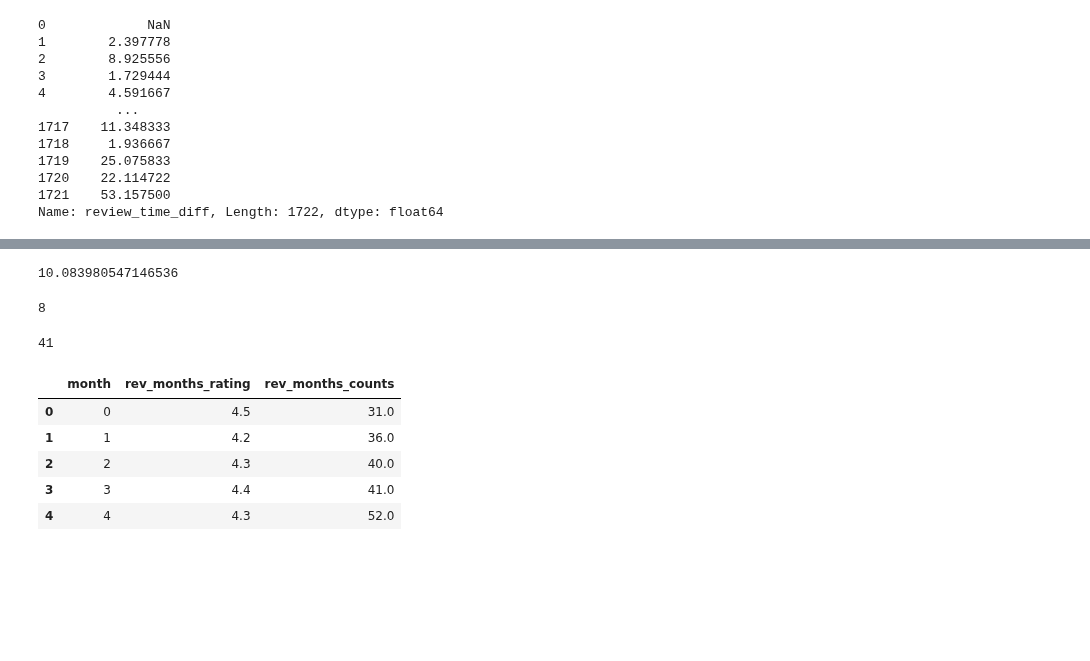
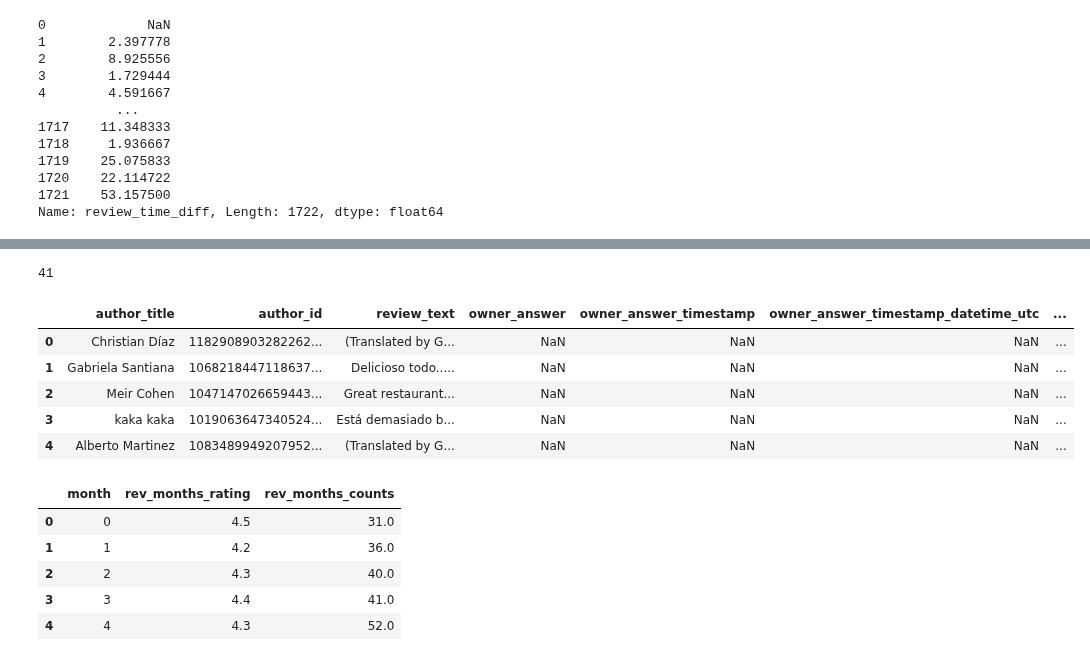
Before and after one commit to MalkAle/Google-Reviews-Restaurant-Analysis, a Jupyter notebook: Reviews_Analysis.ipynb, the cells around one changed output, grey strips where cells are left out. Saved outputs shown, nothing was run; the diff lists cells and outputs as text; code cells hidden in the pictures; blank space fills up the shorter version.

```diff
--- a/Reviews_Analysis.ipynb
+++ b/Reviews_Analysis.ipynb
@@ -239,4 +232,0 @@ Timestamp('2021-07-02 00:25:12')
-# %%
-df[df['review_datetime_utc']>pd.to_datetime('2021-07-01')]['review_time_diff'].mean()
-# %% [output]
-10.083980547146536
@@ -245,7 +233,3 @@ df['review_datetime_date'] = df['review_datetime_utc'].apply(lambda x: x.date())
-# %%
-df['review_datetime_utc'].iloc[0].month
-# %% [output]
-8
 # %%
 delta = relativedelta.relativedelta(df['review_datetime_utc'].iloc[0], df['review_datetime_utc'].iloc[-1])
 delta = delta.months + delta.years*12
@@ -259,6 +243,15 @@ def func_delta_month(date):
     return delta_month
 
 df['review_months'] = df['review_datetime_utc'].apply(func_delta_month)
+# %%
+df.head()
+# %% [output]
+|  | author_title | author_id | review_text | owner_answer | owner_answer_timestamp | owner_answer_timestamp_datetime_utc | ... |
+| 0 | Christian Díaz | 1182908903282262... | (Translated by G... | NaN | NaN | NaN | ... |
+| 1 | Gabriela Santiana | 1068218447118637... | Delicioso todo..... | NaN | NaN | NaN | ... |
+| 2 | Meir Cohen | 1047147026659443... | Great restaurant... | NaN | NaN | NaN | ... |
+| 3 | kaka kaka | 1019063647340524... | Está demasiado b... | NaN | NaN | NaN | ... |
+| 4 | Alberto Martinez | 1083489949207952... | (Translated by G... | NaN | NaN | NaN | ... |
 # %%
 rev_months_rating = pd.Series(round(df.groupby('review_months')['review_rating'].mean(),1))
 # %%
```
Also changed, not shown: parts of 17 cells of this notebook, 2 other files.
